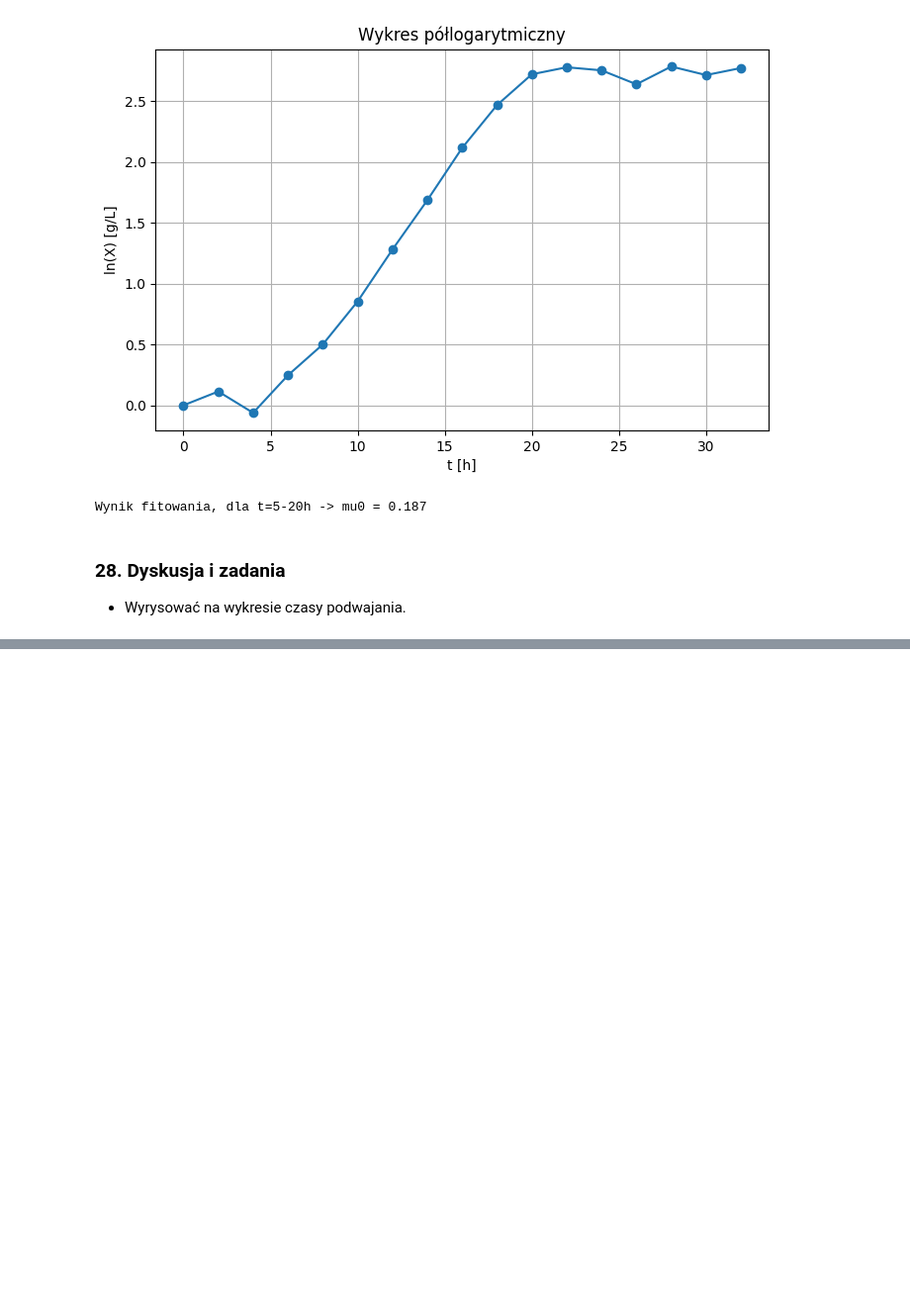
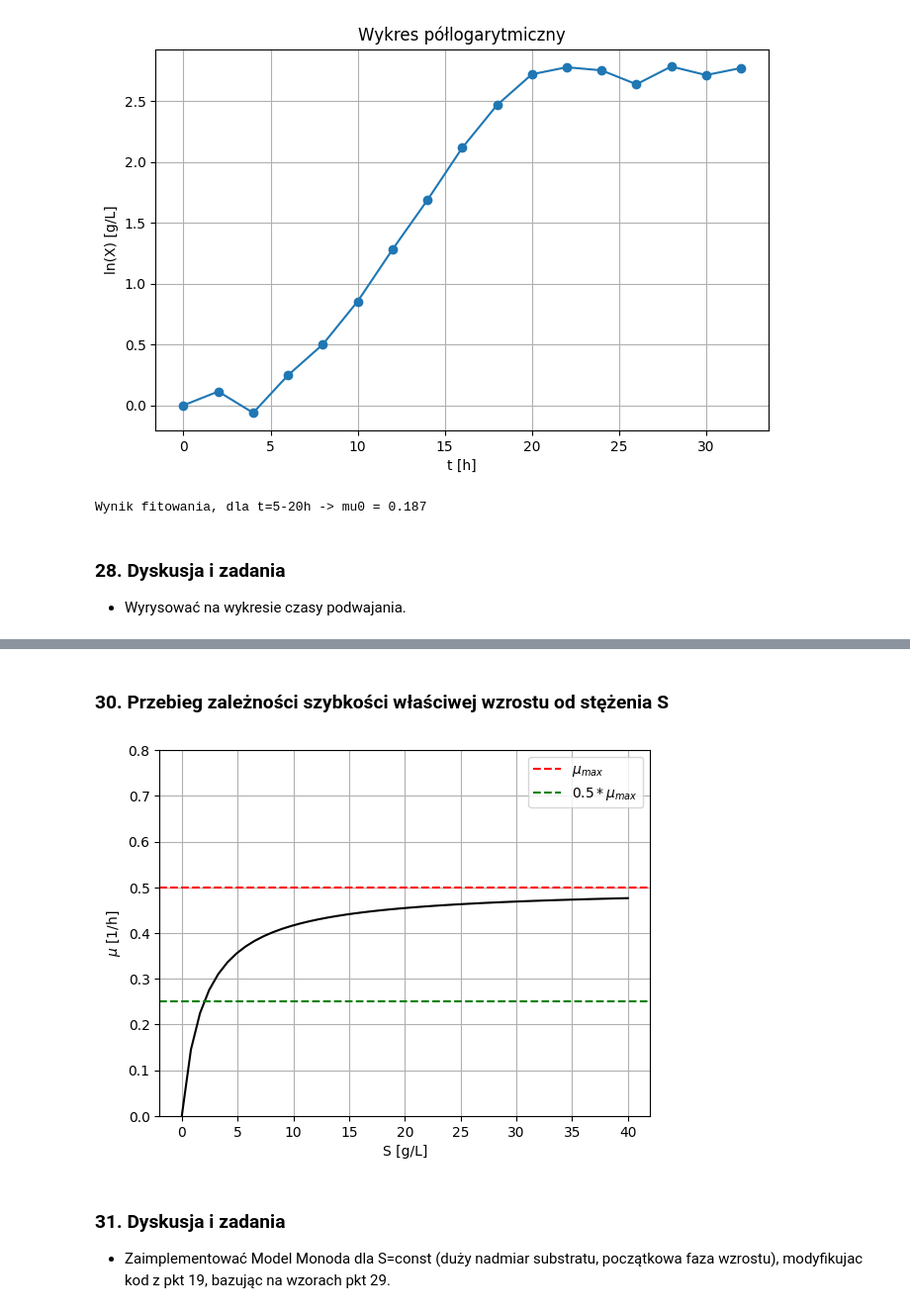
Before and after one commit to sbednarz/ModelowanieProcesowBiotechnologicznych2026, a Jupyter notebook: kinetyka_bioprocesów/02 modele wzrostu podstawy.ipynb, the cells around one changed output, grey strips where cells are left out. Shown at 99% size. Cells and saved outputs as stored; diff of their text form; code cells hidden in the pictures; blank space fills up the shorter version.

```diff
--- a/kinetyka_bioprocesów/02 modele wzrostu podstawy.ipynb
+++ b/kinetyka_bioprocesów/02 modele wzrostu podstawy.ipynb
@@ -616,0 +672,27 @@ Analiza treści publikacji
+# %% [markdown]
+### 30. Przebieg zależności szybkości właściwej wzrostu od stężenia S
+# %%
+import numpy as np
+import matplotlib.pyplot as plt
+
+S = np.linspace(0, 40) # g/L
+mu_max = 0.5 # 1/h
+Ks = 2 # g/L
+mu = mu_max*(S/(Ks+S))
+
+plt.plot(S,mu,'k-')
+plt.axhline(mu_max, color='r', linestyle='--', label=r"$\mu_{max}$")
+plt.axhline(0.5*mu_max, color='g', linestyle='--', label=r"$0.5*\mu_{max}$")
+plt.xlabel("S [g/L]")
+plt.ylabel(r"$\mu$ [1/h]") # r - raw string => symbole LATEX
+plt.ylim(0,0.8)
+plt.legend()
+plt.grid()
+plt.show()
+# %% [output]
+[figure, added]
+# %% [markdown]
+### 31. Dyskusja i zadania
+* Zaimplementować Model Monoda dla S=const
+(duży nadmiar substratu, początkowa faza wzrostu),
+modyfikujac kod z pkt 19, bazując na wzorach pkt 29.
```
Also changed, not shown: parts of 12 cells of this notebook.
